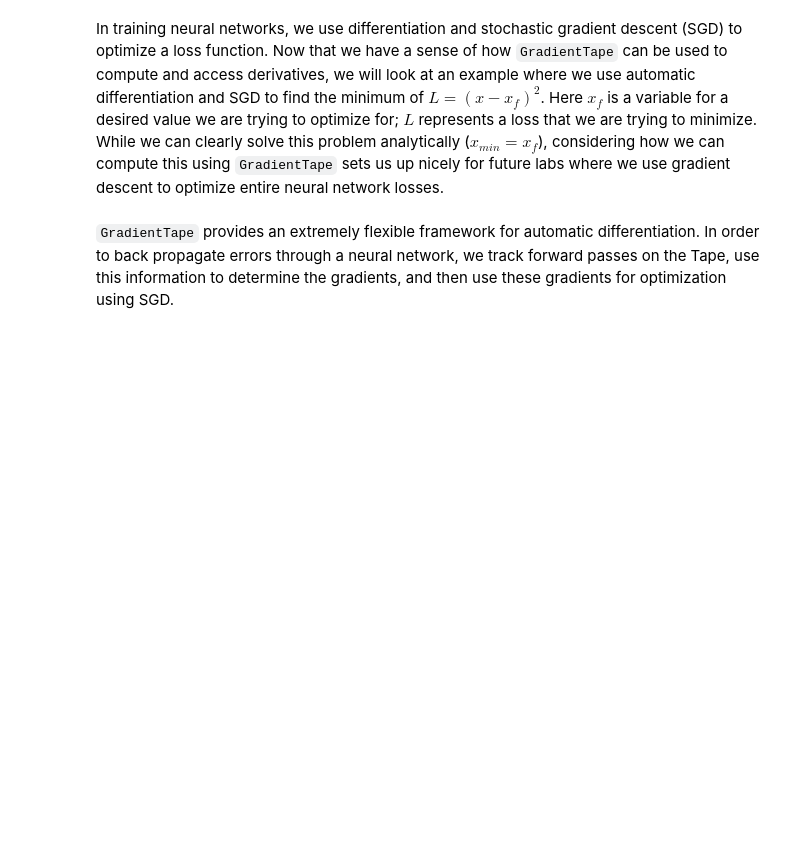
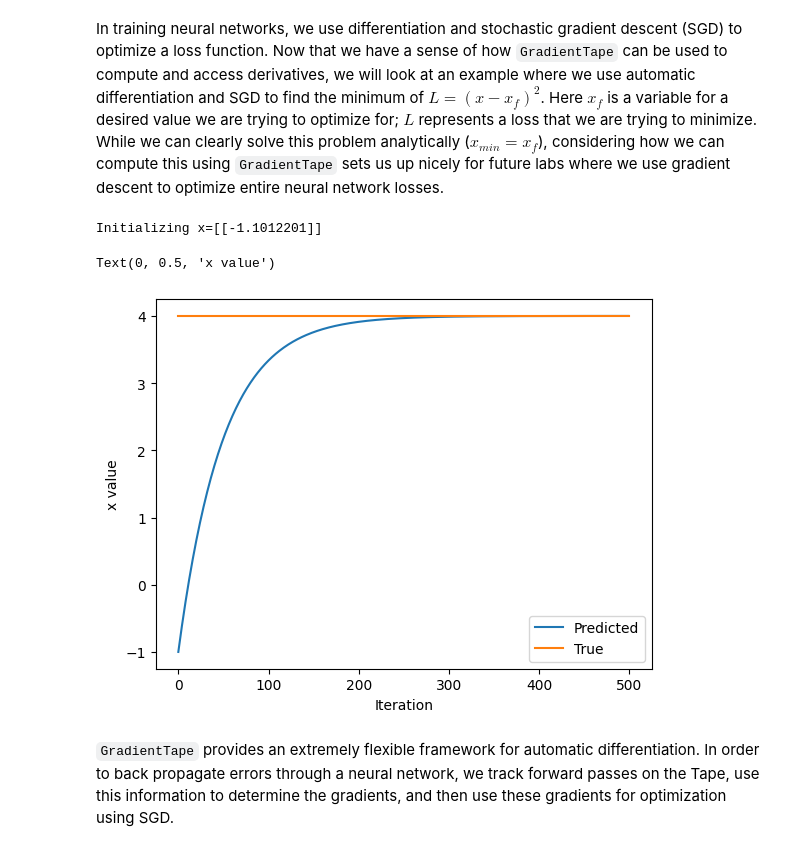
Before and after one commit to tbc/mit6s191, a Jupyter notebook: lab1/Part1_TensorFlow.ipynb, the cells around one changed output. Cells and saved outputs as stored; diff of their text form; code cells hidden in the pictures; blank space fills up the shorter version.

```diff
--- a/lab1/Part1_TensorFlow.ipynb
+++ b/lab1/Part1_TensorFlow.ipynb
@@ -197,8 +197,8 @@ class OurDenseLayer(tf.keras.layers.Layer):
     # First attempt failed
     # z = tf.add(tf.matmul(self.W, x), self.b)
     # Order matters, kudos Gemini
-    z = tf.add(tf.matmul(x, self.W), self.b)
-
+    # overkill: z = tf.add(tf.matmul(x, self.W), self.b)
+    z = tf.matmul(x, self.W) + self.b
     '''DONE: define the operation for out (hint: use tf.sigmoid)'''
     y = tf.sigmoid(z)
     return y
@@ -343,33 +366,38 @@ In training neural networks, we use differentiation and stochastic gradient desc
 # %%
 ### Function minimization with automatic differentiation and SGD ###
 
 # Initialize a random value for our initial x
 x = tf.Variable([tf.random.normal([1])])
 print("Initializing x={}".format(x.numpy()))
 
 learning_rate = 1e-2 # learning rate for SGD
 history = []
 # Define the target value
 x_f = 4
 
 # We will run SGD for a number of iterations. At each iteration, we compute the loss,
 #   compute the derivative of the loss with respect to x, and perform the SGD update.
 for i in range(500):
   with tf.GradientTape() as tape:
-    '''TODO: define the loss as described above'''
-    loss = # TODO
+    '''DONE: define the loss as described above'''
+    diff = x - x_f
+    loss = diff * diff
 
   # loss minimization using gradient tape
   grad = tape.gradient(loss, x) # compute the derivative of the loss with respect to x
   new_x = x - learning_rate*grad # sgd update
   x.assign(new_x) # update the value of x
   history.append(x.numpy()[0])
 
 # Plot the evolution of x as we optimize towards x_f!
 plt.plot(history)
 plt.plot([0, 500],[x_f,x_f])
 plt.legend(('Predicted', 'True'))
 plt.xlabel('Iteration')
 plt.ylabel('x value')
+# %% [output]
+Initializing x=[[-1.1012201]]
+Text(0, 0.5, 'x value')
+[figure, added]
 # %% [markdown]
 `GradientTape` provides an extremely flexible framework for automatic differentiation. In order to back propagate errors through a neural network, we track forward passes on the Tape, use this information to determine the gradients, and then use these gradients for optimization using SGD.
```
Also changed, not shown: parts of 9 cells of this notebook.
